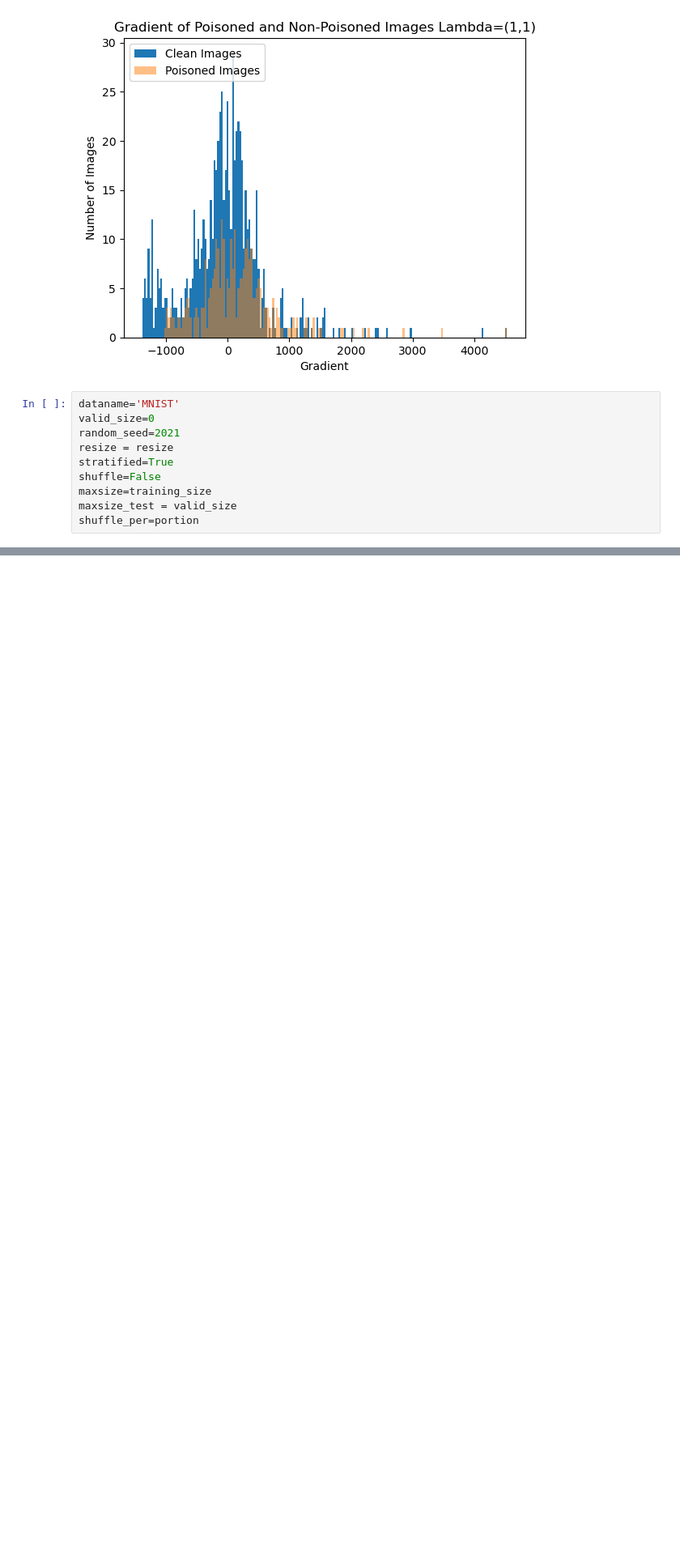
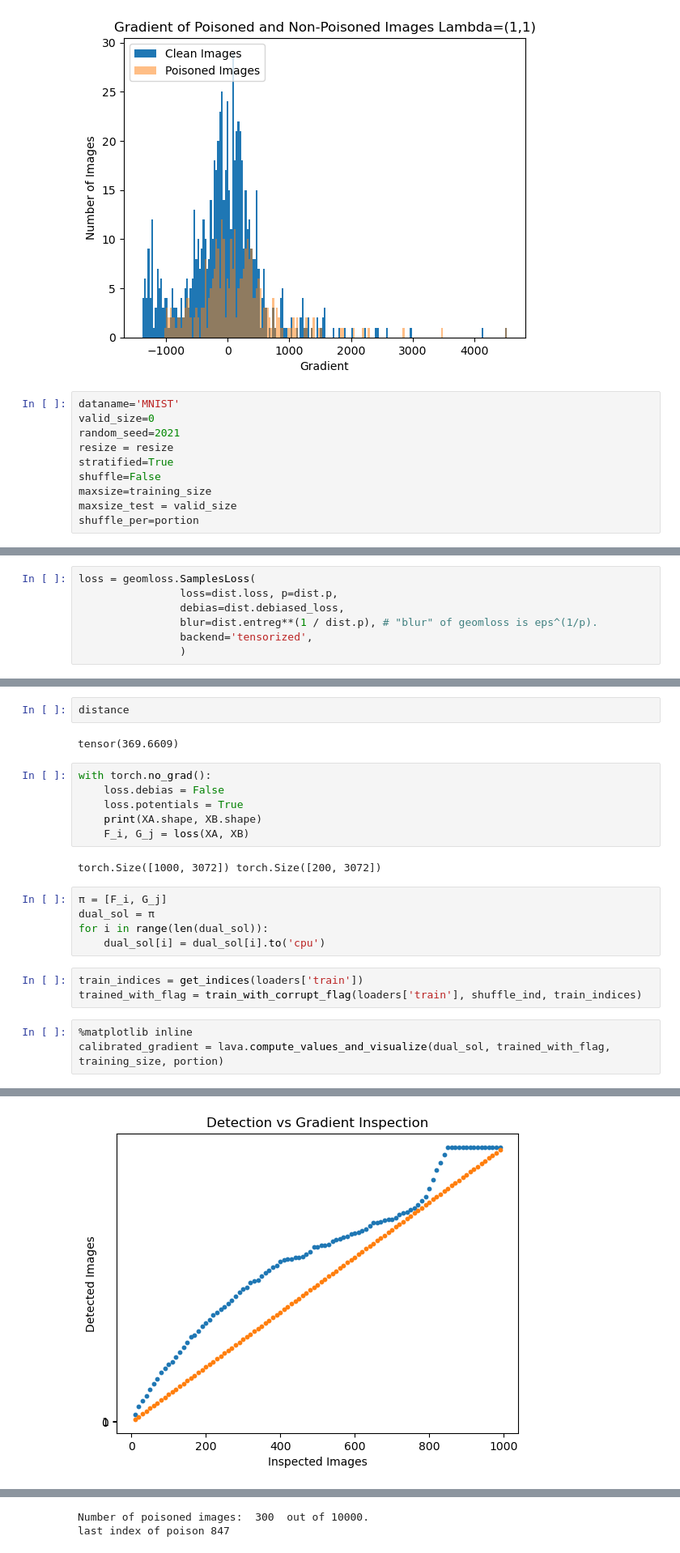
Before and after one commit to reds-lab/LAVA, a Jupyter notebook: mnist_2_class.ipynb, the cells around one changed output, grey strips where cells are left out. Shown at 81% size. Cells and saved outputs as stored; diff of their text form; blank space fills up the shorter version.

```diff
--- a/mnist_2_class.ipynb
+++ b/mnist_2_class.ipynb
@@ -1195,0 +1667,7 @@ def load_torchvision_data_shuffle(dataname, valid_size=0.1, splits=None, shuffle
+# %%
+loss = geomloss.SamplesLoss(
+                loss=dist.loss, p=dist.p,
+                debias=dist.debiased_loss,
+                blur=dist.entreg**(1 / dist.p), # "blur" of geomloss is eps^(1/p).
+                backend='tensorized',
+                )
@@ -1195,0 +1676,24 @@ def load_torchvision_data_shuffle(dataname, valid_size=0.1, splits=None, shuffle
+# %%
+distance
+# %% [output]
+tensor(369.6609)
+# %%
+with torch.no_grad():
+    loss.debias = False
+    loss.potentials = True
+    print(XA.shape, XB.shape)
+    F_i, G_j = loss(XA, XB)
+# %% [output]
+torch.Size([1000, 3072]) torch.Size([200, 3072])
+# %%
+π = [F_i, G_j]
+dual_sol = π
+for i in range(len(dual_sol)):
+    dual_sol[i] = dual_sol[i].to('cpu')
+# %%
+train_indices = get_indices(loaders['train'])
+trained_with_flag = train_with_corrupt_flag(loaders['train'], shuffle_ind, train_indices)
+# %%
+%matplotlib inline
+calibrated_gradient = lava.compute_values_and_visualize(dual_sol, trained_with_flag, training_size, portion)
+# %% [output]
@@ -1195,0 +1717 @@ def load_torchvision_data_shuffle(dataname, valid_size=0.1, splits=None, shuffle
+[figure, added]
@@ -1195,0 +1719,2 @@ def load_torchvision_data_shuffle(dataname, valid_size=0.1, splits=None, shuffle
+Number of poisoned images:  300  out of 10000.
+last index of poison 847
```
Also changed, not shown: parts of 78 cells of this notebook, 2 other files.
